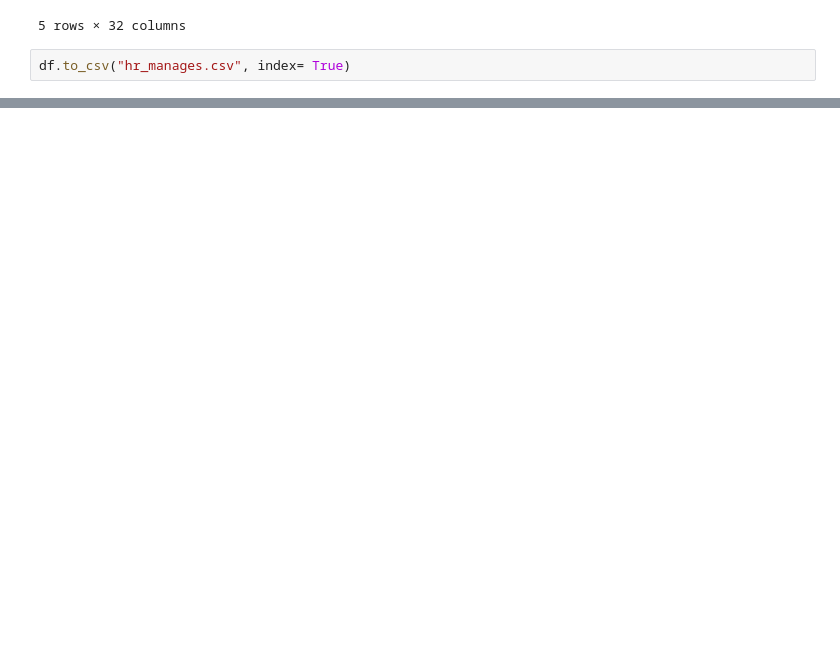
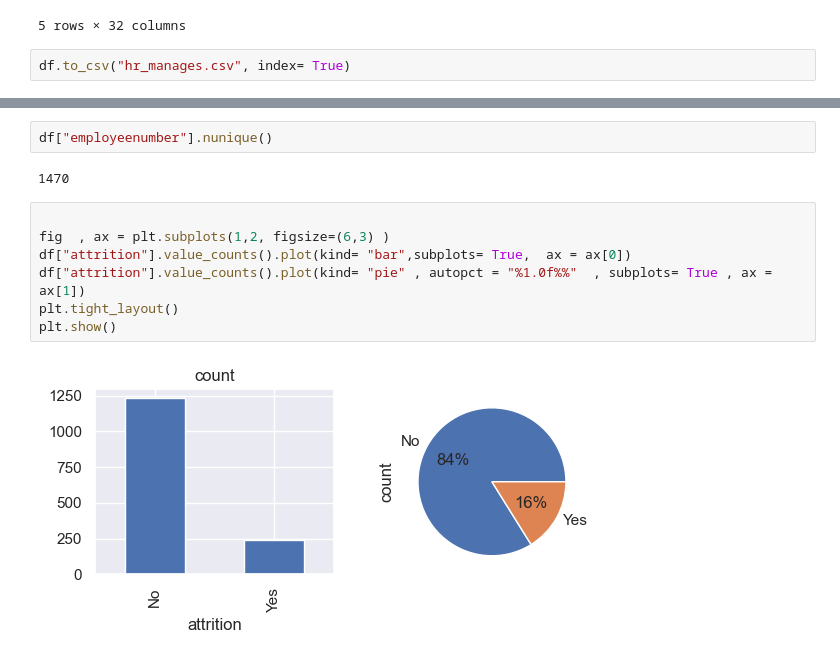
Before and after one commit to Sachin01pr/minor-project, a Jupyter notebook: minor-project-7sem/minor-project-7sem.ipynb, the cells around one changed output, grey strips where cells are left out. Drawn from its saved outputs; the diff is of its cells as text; blank space fills up the shorter version.

```diff
--- a/minor-project-7sem/minor-project-7sem.ipynb
+++ b/minor-project-7sem/minor-project-7sem.ipynb
@@ -110,0 +135,13 @@ df.to_csv("hr_manages.csv", index= True)
+# %%
+df["employeenumber"].nunique()
+# %% [output]
+1470
+# %%
+
+fig  , ax = plt.subplots(1,2, figsize=(6,3) )
+df["attrition"].value_counts().plot(kind= "bar",subplots= True,  ax = ax[0])
+df["attrition"].value_counts().plot(kind= "pie" , autopct = "%1.0f%%"  , subplots= True , ax = ax[1])
+plt.tight_layout()
+plt.show()
+# %% [output]
+[figure, added]
```
Also changed, not shown: parts of 26 cells of this notebook.
